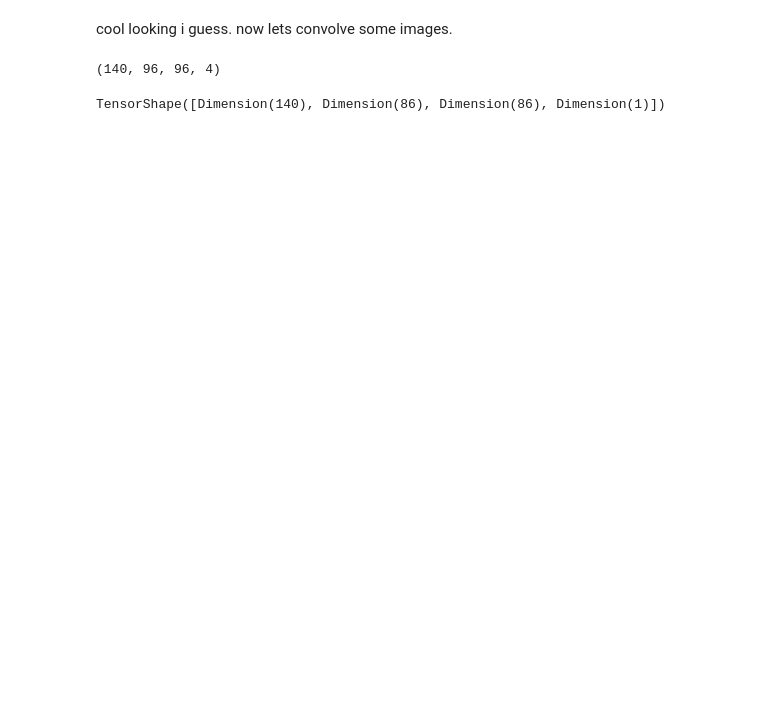
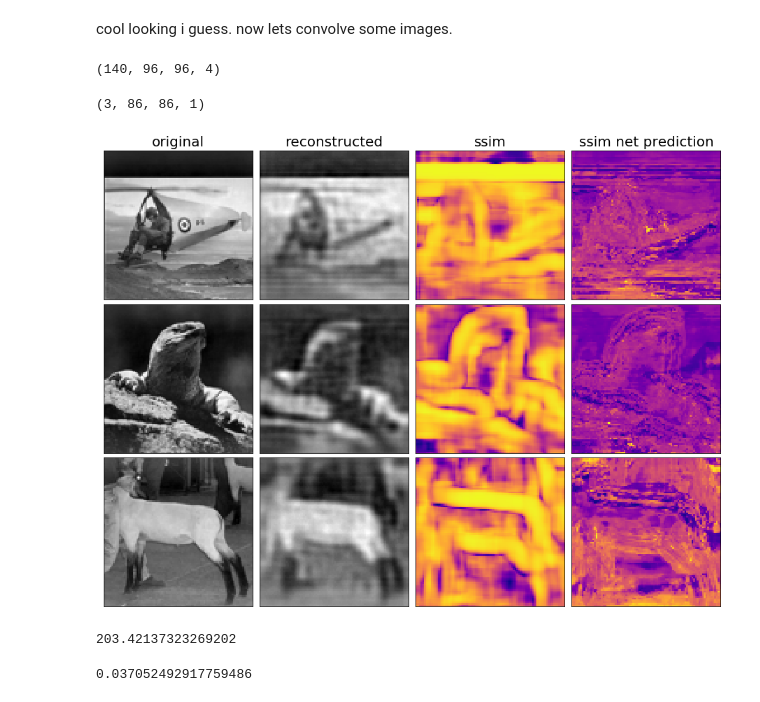
Before and after one commit to michaelneuder/image_quality_analysis, a Jupyter notebook: bin/nets/wip/predictions.ipynb, the cells around one changed output. Saved outputs shown, nothing was run; the diff lists cells and outputs as text; code cells hidden in the pictures; blank space fills up the shorter version.

Commit message:
output predictions 100epochs

```diff
--- a/bin/nets/wip/predictions.ipynb
+++ b/bin/nets/wip/predictions.ipynb
@@ -191,30 +191,44 @@ test_features.shape
 (140, 96, 96, 4)
 # %%
 sess = tf.Session()
-prediction = sess.run(conv_net(tf.cast(test_features, 'float32'), weights, biases))
+test_im = np.reshape(train_features[:3,:,:,:], (3,96,96,4))
+prediction = sess.run(conv_net(tf.cast(test_im, 'float32'), weights, biases))
-# %%
-prediction.shape
-# %% [output]
-TensorShape([Dimension(140), Dimension(86), Dimension(86), Dimension(1)])
+# %%
+test_im.shape
+prediction.shape
+# %% [output]
+(3, 86, 86, 1)
 # %%
-plt.figure(figsize = (12,12))
-gs1 = gridspec.GridSpec(3, 3)
+plt.figure(figsize = (16,12))
+gs1 = gridspec.GridSpec(3, 4)
 gs1.update(wspace=0, hspace=0.03)
 
 for i in range(3):
-    x = np.random.randint(500)
-    ax1, ax2, ax3 = plt.subplot(gs1[3*i]), plt.subplot(gs1[3*i+1]), plt.subplot(gs1[3*i+2])
-    for ax in [ax1, ax2, ax3]:
+    ax1, ax2, ax3, ax4 = plt.subplot(gs1[4*i]), plt.subplot(gs1[4*i+1]), plt.subplot(gs1[4*i+2]), plt.subplot(gs1[4*i+3])
+    for ax in [ax1, ax2, ax3, ax4]:
         ax.set_xticklabels([])
         ax.set_yticklabels([])
         ax.get_xaxis().set_visible(False)
         ax.get_yaxis().set_visible(False)
     if i == 0:
         ax1.set_title('original', size=20)
         ax2.set_title('reconstructed', size=20)
         ax3.set_title('ssim', size=20)
+        ax4.set_title('ssim net prediction', size=20)
 
-    ax1.imshow(train_features[x,:,:,0], cmap='gray')
-    ax2.imshow(train_features[x,:,:,1], cmap='gray')
-    ax3.imshow(train_target[x,:,:,0], cmap='plasma')
+    ax1.imshow(train_features[i,:,:,0], cmap='gray')
+    ax2.imshow(train_features[i,:,:,1], cmap='gray')
+    ax3.imshow(train_target[i,:,:,0], cmap='plasma')
+    ax4.imshow(prediction[i,:,:,0], cmap='plasma')
+    plt.savefig('prediction_demo1.png')
 plt.show()
+# %% [output]
+[figure, added]
+# %%
+np.square(np.mean(train_target[:3,:,:,0] - prediction[:,:,:,0])) / np.var(train_target)*100
+# %% [output]
+203.42137323269202
+# %%
+np.var(train_target)
+# %% [output]
+0.037052492917759486
```
Also changed, not shown: parts of 3 cells of this notebook, 2 other files.
